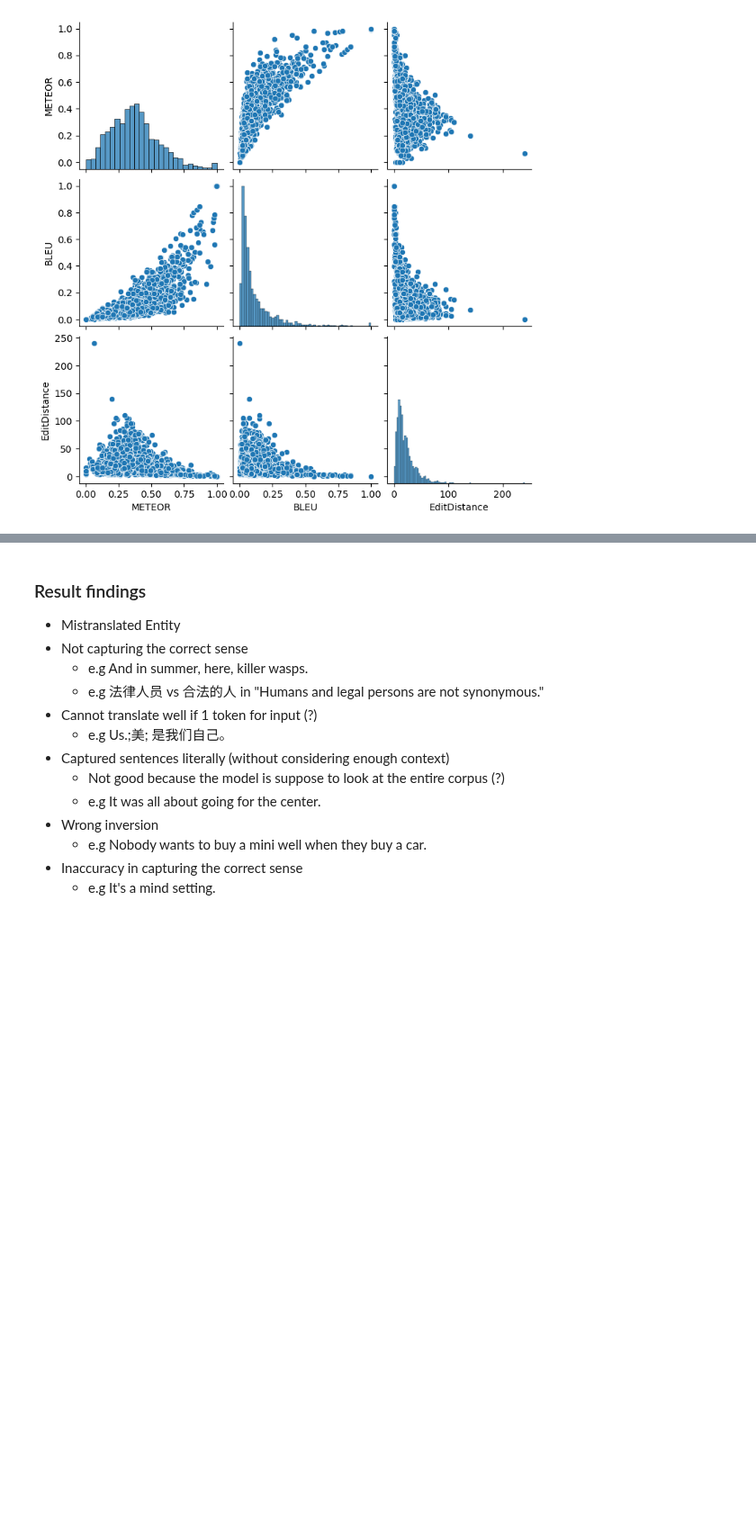
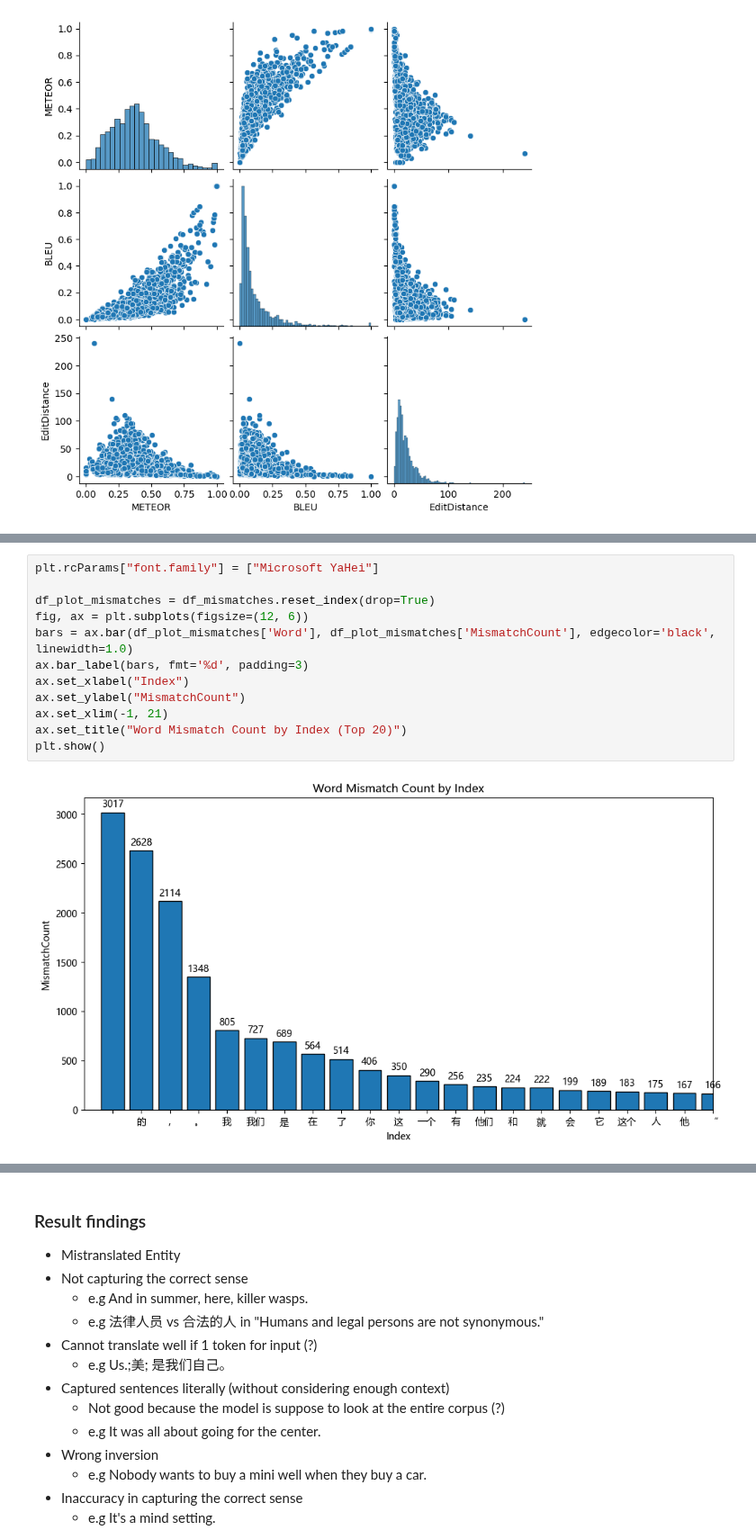
Before and after one commit to JCSnap/cs4248-team-14, a Jupyter notebook: submission/analysis/high_level_analysis.ipynb, the cells around one changed output, grey strips where cells are left out. Shown at 90% size. Cells and saved outputs as stored; diff of their text form; blank space fills up the shorter version.

Commit message:
Add setup for mismatches count and respective POS

```diff
--- a/submission/analysis/high_level_analysis.ipynb
+++ b/submission/analysis/high_level_analysis.ipynb
@@ -81,0 +101,14 @@ sns.pairplot(df_sentences[['METEOR', 'BLEU', 'EditDistance']])
+# %%
+plt.rcParams["font.family"] = ["Microsoft YaHei"]
+
+df_plot_mismatches = df_mismatches.reset_index(drop=True)
+fig, ax = plt.subplots(figsize=(12, 6))
+bars = ax.bar(df_plot_mismatches['Word'], df_plot_mismatches['MismatchCount'], edgecolor='black', linewidth=1.0)
+ax.bar_label(bars, fmt='%d', padding=3)
+ax.set_xlabel("Index")
+ax.set_ylabel("MismatchCount")
+ax.set_xlim(-1, 21)
+ax.set_title("Word Mismatch Count by Index (Top 20)")
+plt.show()
+# %% [output]
+[figure, added]
```
Also changed, not shown: parts of 9 cells of this notebook, 4 other files.
